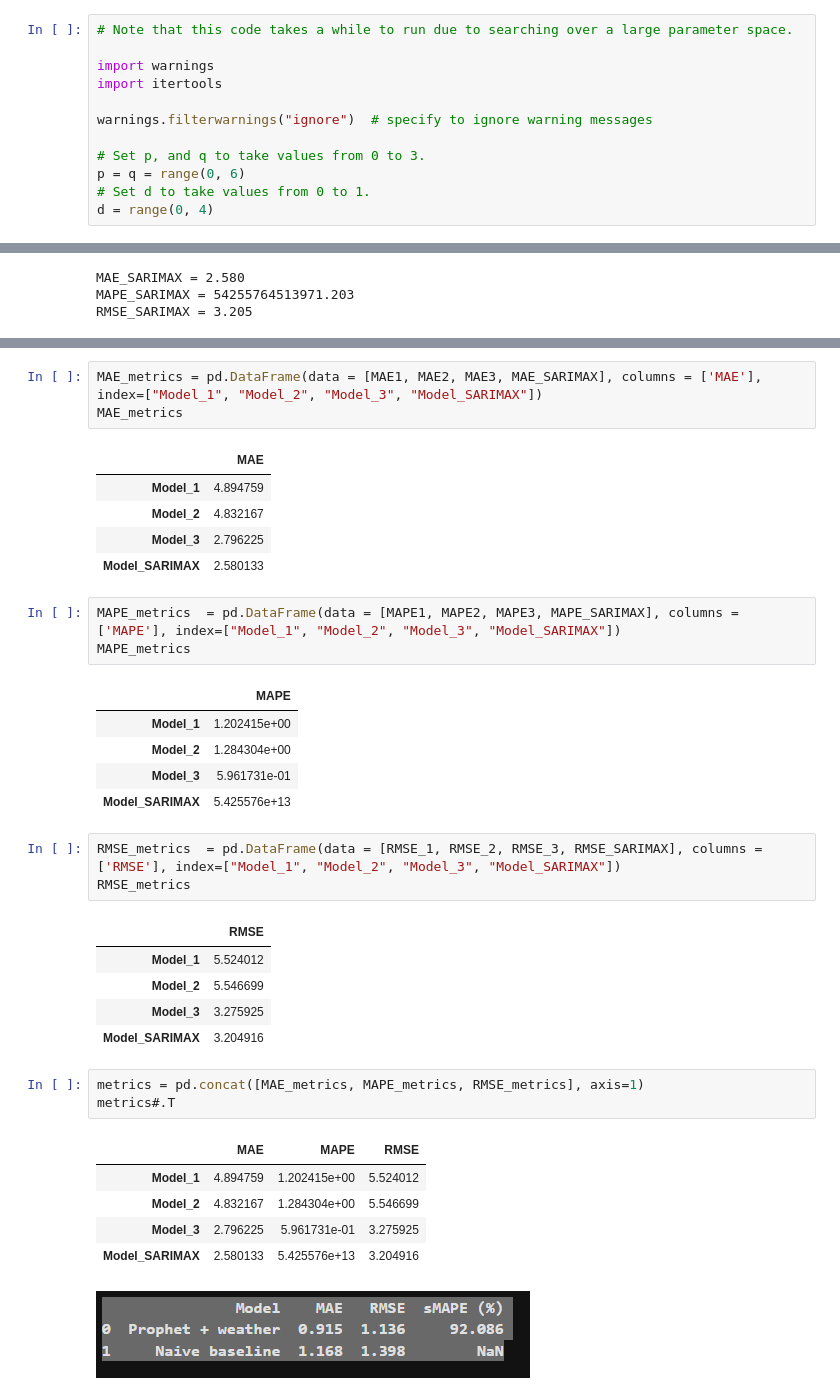
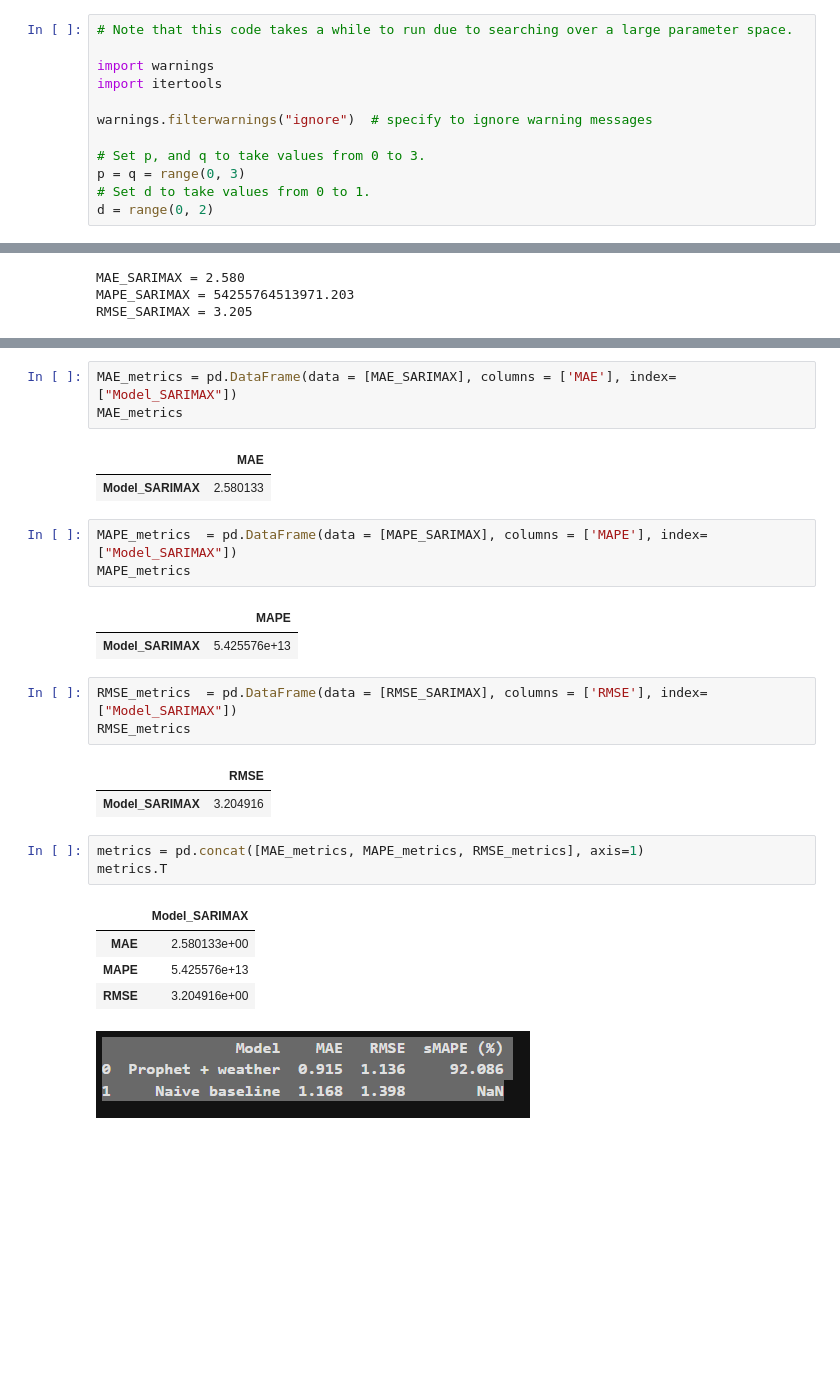
Before and after one commit to admason/C_Spark_Project_AM2, a Jupyter notebook: RTC_Sklearn_WEEK.ipynb, the cells around one changed output, grey strips where cells are left out. Drawn from its saved outputs; the diff is of its cells as text; blank space fills up the shorter version.

```diff
--- a/RTC_Sklearn_WEEK.ipynb
+++ b/RTC_Sklearn_WEEK.ipynb
@@ -1180,9 +1252,9 @@ import itertools
 warnings.filterwarnings("ignore")  # specify to ignore warning messages
 
 # Set p, and q to take values from 0 to 3.
-p = q = range(0, 6)
+p = q = range(0, 3)
 # Set d to take values from 0 to 1.
-d = range(0, 4)
+d = range(0, 2)
 # %%
 # Initialise a list to store the mean absolute errors for each parameter set
 mae_values = []
@@ -1287,39 +1360,29 @@ MAE1, MAE2, MAE3, MAE_SARIMAX
 # %%
-MAE_metrics = pd.DataFrame(data = [MAE1, MAE2, MAE3, MAE_SARIMAX], columns = ['MAE'], index=["Model_1", "Model_2", "Model_3", "Model_SARIMAX"])
+MAE_metrics = pd.DataFrame(data = [MAE_SARIMAX], columns = ['MAE'], index=["Model_SARIMAX"])
 MAE_metrics
 # %% [output]
 |  | MAE |
-| Model_1 | 4.894759 |
-| Model_2 | 4.832167 |
-| Model_3 | 2.796225 |
 | Model_SARIMAX | 2.580133 |
 # %%
-MAPE_metrics  = pd.DataFrame(data = [MAPE1, MAPE2, MAPE3, MAPE_SARIMAX], columns = ['MAPE'], index=["Model_1", "Model_2", "Model_3", "Model_SARIMAX"])
+MAPE_metrics  = pd.DataFrame(data = [MAPE_SARIMAX], columns = ['MAPE'], index=["Model_SARIMAX"])
 MAPE_metrics
 # %% [output]
 |  | MAPE |
-| Model_1 | 1.202415e+00 |
-| Model_2 | 1.284304e+00 |
-| Model_3 | 5.961731e-01 |
 | Model_SARIMAX | 5.425576e+13 |
 # %%
-RMSE_metrics  = pd.DataFrame(data = [RMSE_1, RMSE_2, RMSE_3, RMSE_SARIMAX], columns = ['RMSE'], index=["Model_1", "Model_2", "Model_3", "Model_SARIMAX"])
+RMSE_metrics  = pd.DataFrame(data = [RMSE_SARIMAX], columns = ['RMSE'], index=["Model_SARIMAX"])
 RMSE_metrics
 # %% [output]
 |  | RMSE |
-| Model_1 | 5.524012 |
-| Model_2 | 5.546699 |
-| Model_3 | 3.275925 |
 | Model_SARIMAX | 3.204916 |
 # %%
 metrics = pd.concat([MAE_metrics, MAPE_metrics, RMSE_metrics], axis=1)
-metrics#.T
+metrics.T
 # %% [output]
-|  | MAE | MAPE | RMSE |
-| Model_1 | 4.894759 | 1.202415e+00 | 5.524012 |
-| Model_2 | 4.832167 | 1.284304e+00 | 5.546699 |
-| Model_3 | 2.796225 | 5.961731e-01 | 3.275925 |
-| Model_SARIMAX | 2.580133 | 5.425576e+13 | 3.204916 |
+|  | Model_SARIMAX |
+| MAE | 2.580133e+00 |
+| MAPE | 5.425576e+13 |
+| RMSE | 3.204916e+00 |
 # %% [markdown]
 ![image.png](attachment:bbf7681a-bb1a-4cc8-b85b-cd1cce729ed4.png)
 # %%
```
Also changed, not shown: parts of 48 cells of this notebook.
